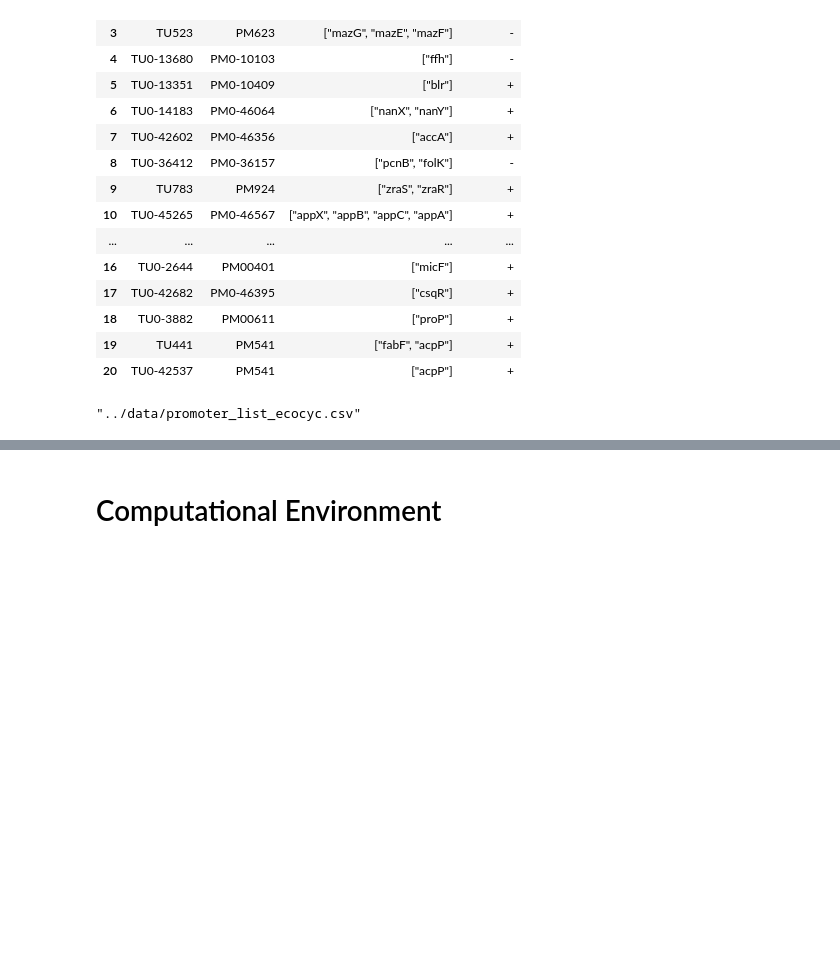
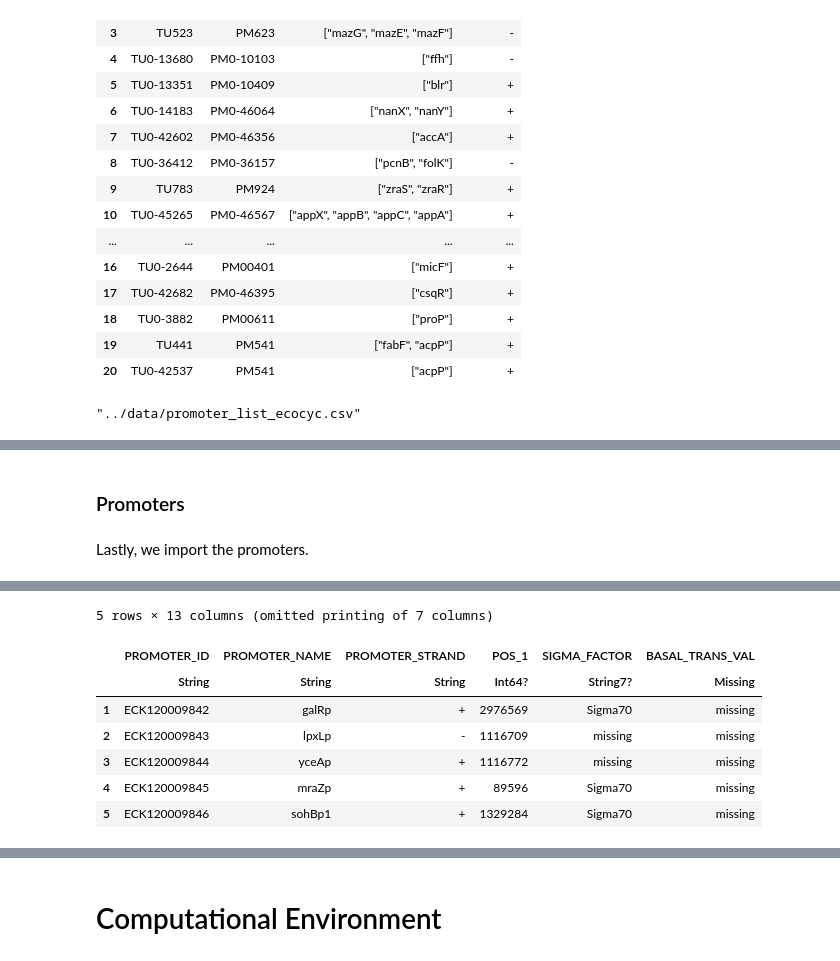
Before and after one commit to RPGroup-PBoC/Reg-Seq-2, a Jupyter notebook: notebooks/01_database_queury.ipynb, the cells around one changed output, grey strips where cells are left out. Cells and saved outputs as stored; diff of their text form; code cells hidden in the pictures; blank space fills up the shorter version.

```diff
--- a/notebooks/01_database_queury.ipynb
+++ b/notebooks/01_database_queury.ipynb
@@ -404,0 +551,40 @@ CSV.write("../data/promoter_list_ecocyc.csv", df_joint_prom[:, ["promoter", "gen
+# %% [markdown]
+### Promoters
+# %% [markdown]
+Lastly, we import the promoters.
+# %%
+# Import promoter data
+df_DB_prom = CSV.read(
+    "../data/regulonDB/promoter.txt",
+    DataFrames.DataFrame,
+    comment="#",
+    header=[
+        "PROMOTER_ID",
+        "PROMOTER_NAME",
+        "PROMOTER_STRAND",
+        "POS_1",
+        "SIGMA_FACTOR",
+        "BASAL_TRANS_VAL",
+        "EQUILIBRIUM_CONST",
+        "KINETIC_CONST",
+        "STRENGTH_SEQ",
+        "PROMOTER_SEQUENCE",
+        "KEY_ID_ORG",
+        "PROMOTER_NOTE",
+        "PROMOTER_INTERNAL_COMMENT",
+    ]
+)
+
+# Remove import artifacts
+df_DB_prom = df_DB_prom[.~ ismissing.(df_DB_prom.PROMOTER_NAME), :]
+
+# Change direction to be compatible with other database
+direction_dict = Dict("forward" => "+", "reverse" => "-")
+df_DB_prom.PROMOTER_STRAND = [direction_dict[x] for x in df_DB_prom.PROMOTER_STRAND]
+
+# Fix type
+df_DB_prom.PROMOTER_NAME = convert(Vector{String}, df_DB_prom.PROMOTER_NAME)
+
+# Show first five rows
+first(df_DB_prom, 5)
+# %% [output]
@@ -404,0 +601,8 @@ CSV.write("../data/promoter_list_ecocyc.csv", df_joint_prom[:, ["promoter", "gen
+5 rows × 13 columns (omitted printing of 7 columns)
+|  | PROMOTER_ID | PROMOTER_NAME | PROMOTER_STRAND | POS_1 | SIGMA_FACTOR | BASAL_TRANS_VAL |
+|  | String | String | String | Int64? | String7? | Missing |
+| 1 | ECK120009842 | galRp | + | 2976569 | Sigma70 | missing |
+| 2 | ECK120009843 | lpxLp | - | 1116709 | missing | missing |
+| 3 | ECK120009844 | yceAp | + | 1116772 | missing | missing |
+| 4 | ECK120009845 | mraZp | + | 89596 | Sigma70 | missing |
+| 5 | ECK120009846 | sohBp1 | + | 1329284 | Sigma70 | missing |
```
Also changed, not shown: parts of 27 cells of this notebook.
